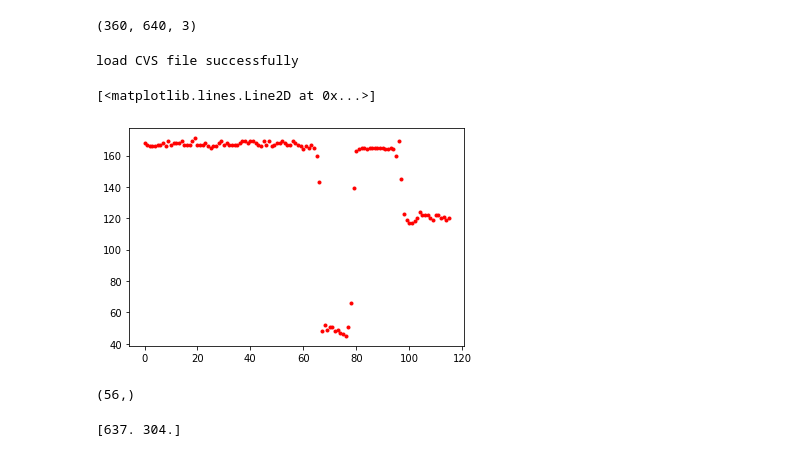
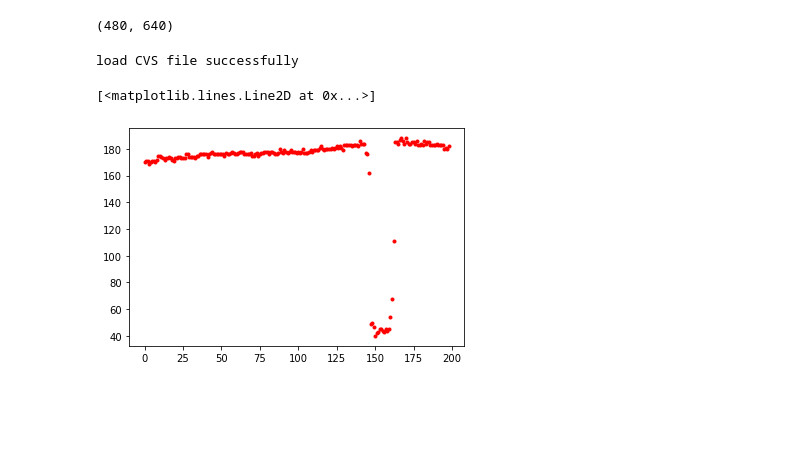
Before and after one commit to ChheangL/carCode, a Jupyter notebook: Demo.ipynb, the cells around one changed output. Cells and saved outputs as stored; diff of their text form; code cells hidden in the pictures; blank space fills up the shorter version.

```diff
--- a/Demo.ipynb
+++ b/Demo.ipynb
@@ -11,25 +10,20 @@ img = Image.open('640x480newfortesting1C.jpg')
+# %%
+img = Image.open('img10.jpg')
+img = ImageOps.grayscale(img)
+#img = img.filter(ImageFilter.GaussianBlur(1))
 # %%
 img = np.array(img)
+img.shape
+# %% [output]
+(480, 640)
-# %%
-img.shape
-# %% [output]
-(360, 640, 3)
 # %%
-frame1 = Frame(640,360,10)
+frame1 = Frame(640,480,10)
 # %% [output]
 load CVS file successfully
 # %%
 data = frame1.get_data(img,5)
 # %%
-plt.plot(range(0,len(data['L2'])),data['L2'],'r.')
+plt.plot(range(0,len(data['L13'])),data['L13'],'r.')
 # %% [output]
 [<matplotlib.lines.Line2D at 0x...>]
-[figure, old version]
+[figure, new version]
-# %%
-print(data['L1'].shape)
-# %% [output]
-(56,)
-# %%
-print(frame1.lines_frame['L1'][0])
-# %% [output]
-[637. 304.]
```
Also changed, not shown: parts of 8 cells of this notebook, 28 other files.
